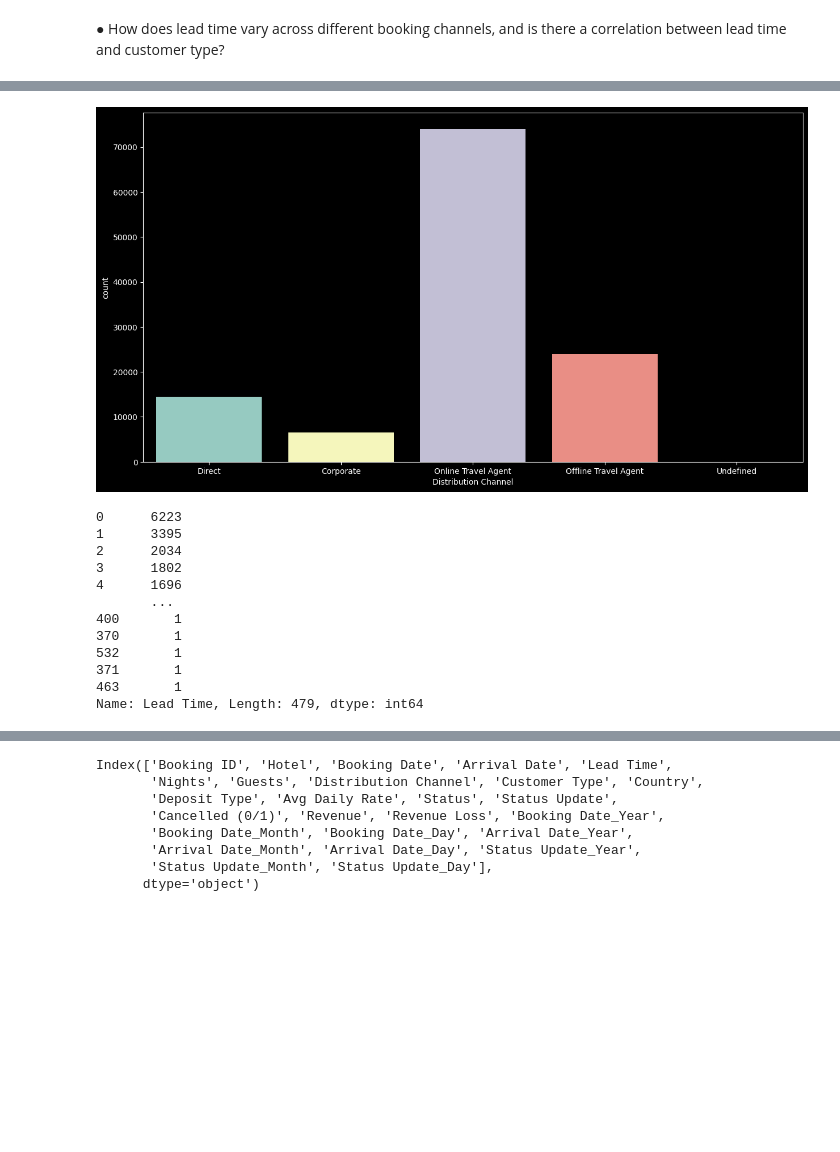
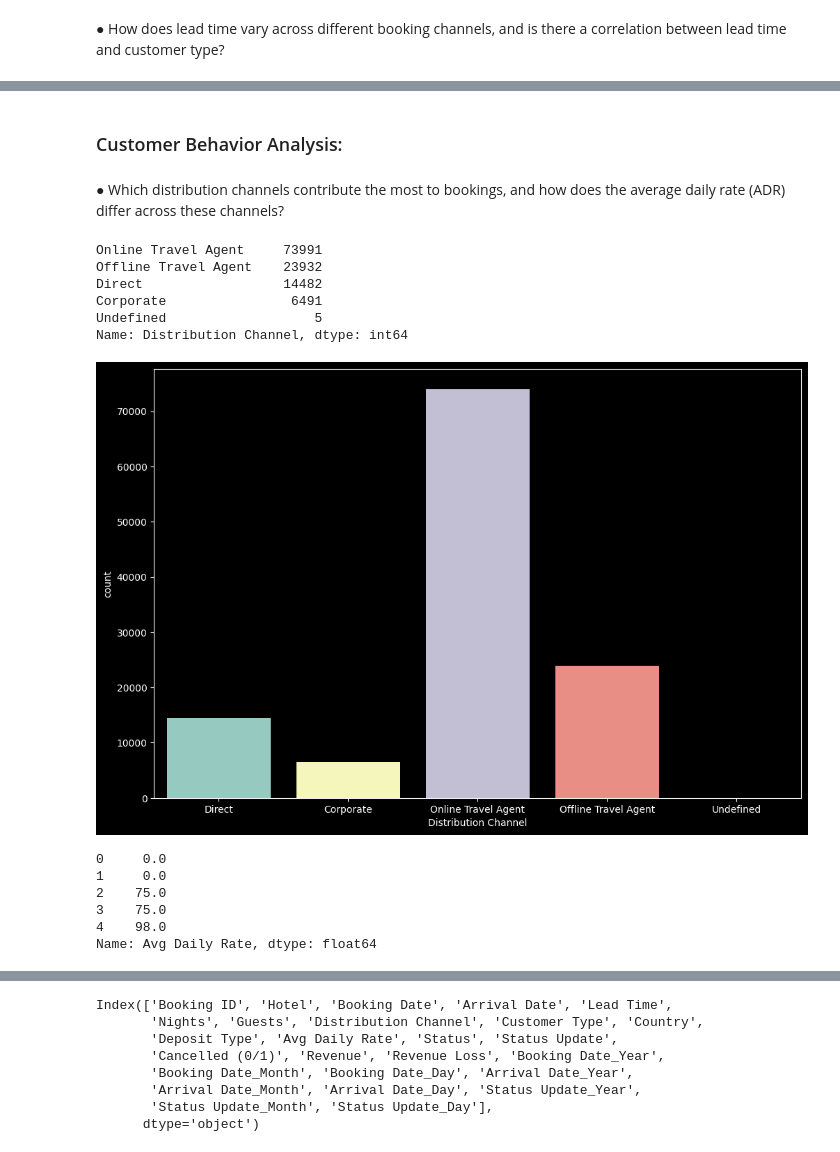
Before and after one commit to RheedWhan/SHG-analysis., a Jupyter notebook: Splendor_Hotel.ipynb, the cells around one changed output, grey strips where cells are left out. Cells and saved outputs as stored; diff of their text form; code cells hidden in the pictures; blank space fills up the shorter version.

```diff
--- a/Splendor_Hotel.ipynb
+++ b/Splendor_Hotel.ipynb
@@ -364,6 +364,9 @@ for date_column in date_columns:
     df[f'{date_column}_Month'] = df[date_column].dt.month
     df[f'{date_column}_Day'] = df[date_column].dt.day
 
+    # Create a 'Quarter' column
+    df[f'{date_column}_Quarter'] = df[date_column].dt.quarter
+
 # Display the modified DataFrame
 df.head()
 # %% [output]
@@ -427,21 +560,29 @@ Name: Distribution Channel, dtype: int64
+# %% [markdown]
+### Customer Behavior Analysis:
+# %% [markdown]
+● Which distribution channels contribute the most to bookings, and how does the average daily rate (ADR) differ across these channels?
+# %%
+df['Distribution Channel'].value_counts() #count the number of each channel in the Distribution channel column
+# %% [output]
+Online Travel Agent     73991
+Offline Travel Agent    23932
+Direct                  14482
+Corporate                6491
+Undefined                   5
+Name: Distribution Channel, dtype: int64
 # %%
-plt.figure(figsize=(15, 8))
+# Visualization of Distribution Channel
+plt.figure(figsize=(12, 8))
 sns.countplot(data=df, x='Distribution Channel')
 plt.show()
 # %% [output]
-[figure, old version]
+[figure, new version]
-# %%
-df['Lead Time'].value_counts()
-# %% [output]
-0      6223
-1      3395
-2      2034
-3      1802
-4      1696
-       ...
-400       1
-370       1
-532       1
-371       1
-463       1
-Name: Lead Time, Length: 479, dtype: int64
+# %%
+df['Avg Daily Rate'].head()
+# %% [output]
+0     0.0
+1     0.0
+2    75.0
+3    75.0
+4    98.0
+Name: Avg Daily Rate, dtype: float64
```
Also changed, not shown: parts of 24 cells of this notebook.
